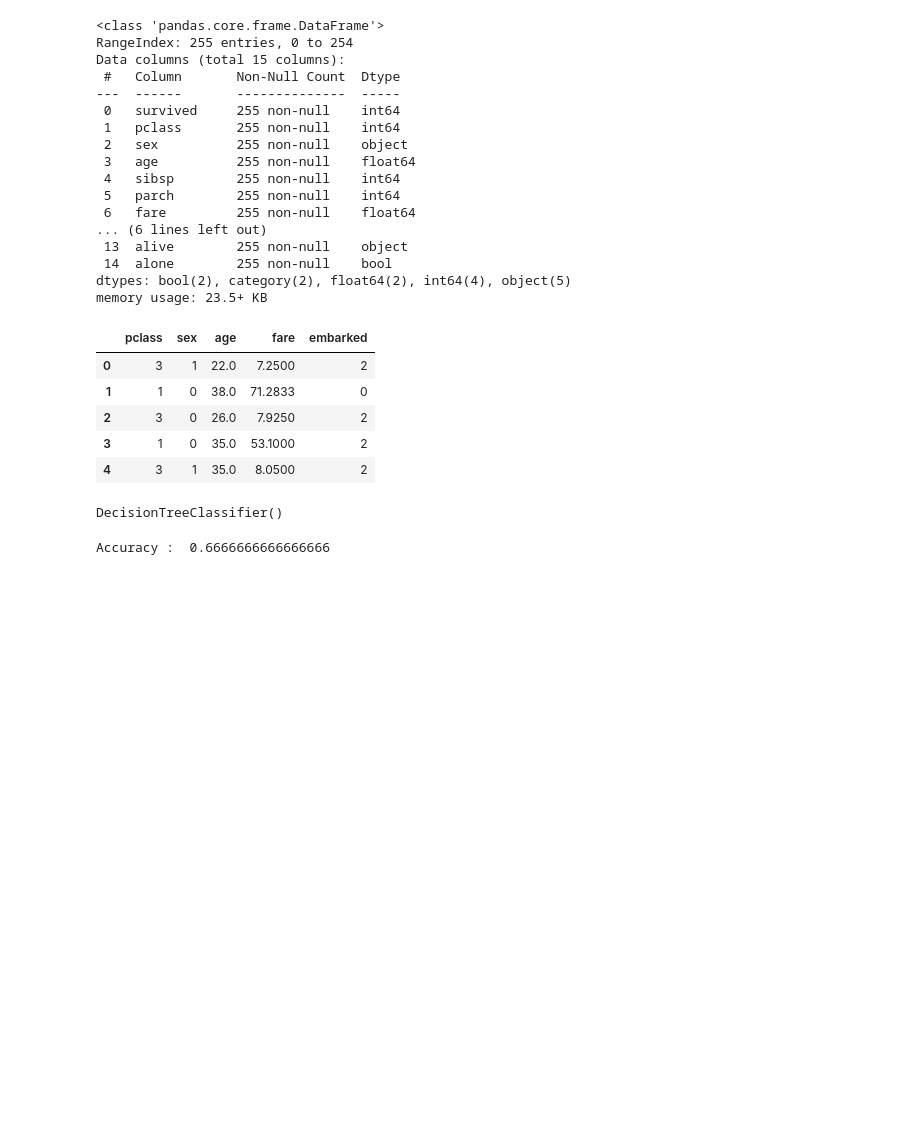
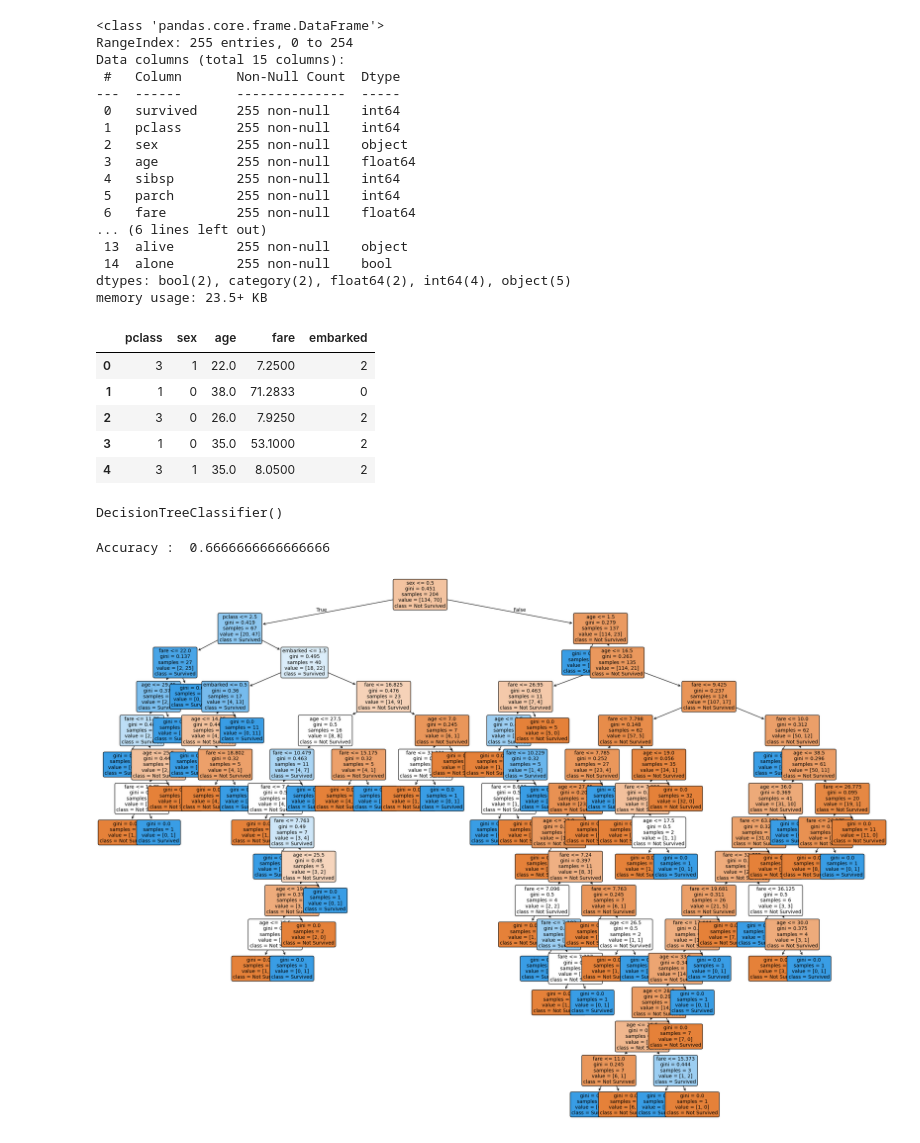
Before and after one commit to Murli-Bhatt/Supervised_ML, a Jupyter notebook: decisionTree02.ipynb, the cells around one changed output. Saved outputs shown, nothing was run; the diff lists cells and outputs as text; code cells hidden in the pictures; blank space fills up the shorter version.

```diff
--- a/decisionTree02.ipynb
+++ b/decisionTree02.ipynb
@@ -116,3 +96,22 @@ y_pred = clasifier.predict(x_test)
 print("Accuracy : ",accuracy_score(y_test,y_pred))
 # %% [output]
 Accuracy :  0.6666666666666666
+# %%
+
+from sklearn import tree
+
+# 1. Set the size of the figure (so it's not tiny)
+plt.figure(figsize=(28, 20))
+
+# 2. Plot the tree
+tree.plot_tree(clasifier,
+               feature_names=x.columns.tolist(),  # Shows actual names like 'sex', 'embarked'
+               class_names=['Not Survived', 'Survived'], # Change based on your target
+               filled=True,         # Colors the nodes (very helpful!)
+               rounded=True,        # Makes the boxes look better
+               fontsize=10)
+
+# 3. Show the plot
+plt.show()
+# %% [output]
+[figure, added]
```
Also changed, not shown: parts of 1 cell of this notebook.
